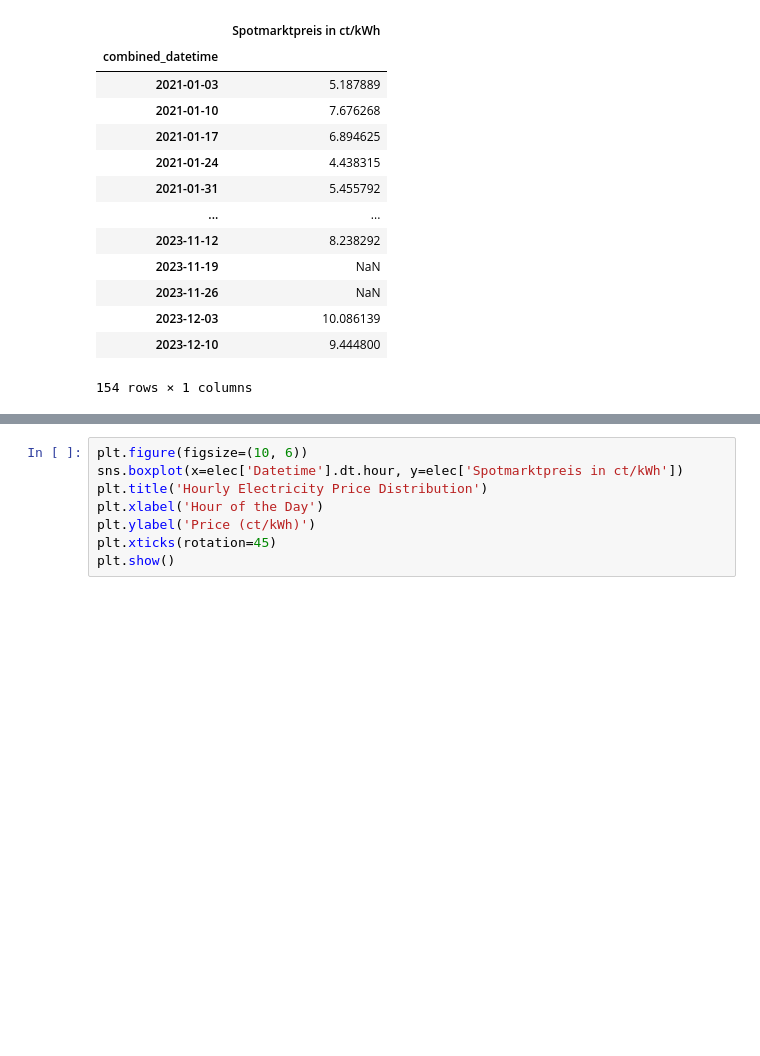
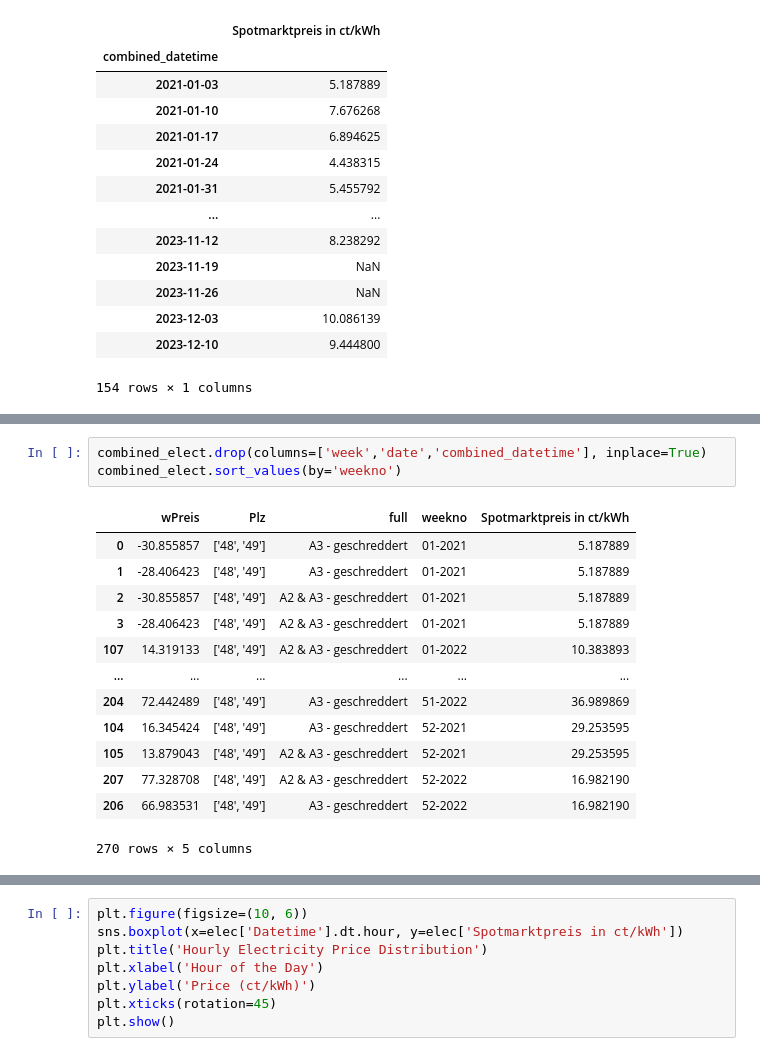
Before and after one commit to surajkarak/KIPA_DigiTrans, a Jupyter notebook: KIPA Project_DigiTrans.ipynb, the cells around one changed output, grey strips where cells are left out. Drawn from its saved outputs; the diff is of its cells as text; blank space fills up the shorter version.

```diff
--- a/KIPA Project_DigiTrans.ipynb
+++ b/KIPA Project_DigiTrans.ipynb
@@ -447,0 +554,17 @@ KeyError: "['combined_datetime'] not in index"
+# %%
+combined_elect.drop(columns=['week','date','combined_datetime'], inplace=True)
+combined_elect.sort_values(by='weekno')
+# %% [output]
+|  | wPreis | Plz | full | weekno | Spotmarktpreis in ct/kWh |
+| 0 | -30.855857 | ['48', '49'] | A3 - geschreddert | 01-2021 | 5.187889 |
+| 1 | -28.406423 | ['48', '49'] | A3 - geschreddert | 01-2021 | 5.187889 |
+| 2 | -30.855857 | ['48', '49'] | A2 & A3 - geschreddert | 01-2021 | 5.187889 |
+| 3 | -28.406423 | ['48', '49'] | A2 & A3 - geschreddert | 01-2021 | 5.187889 |
+| 107 | 14.319133 | ['48', '49'] | A2 & A3 - geschreddert | 01-2022 | 10.383893 |
+| ... | ... | ... | ... | ... | ... |
+| 204 | 72.442489 | ['48', '49'] | A3 - geschreddert | 51-2022 | 36.989869 |
+| 104 | 16.345424 | ['48', '49'] | A3 - geschreddert | 52-2021 | 29.253595 |
+| 105 | 13.879043 | ['48', '49'] | A2 & A3 - geschreddert | 52-2021 | 29.253595 |
+| 207 | 77.328708 | ['48', '49'] | A2 & A3 - geschreddert | 52-2022 | 16.982190 |
+| 206 | 66.983531 | ['48', '49'] | A3 - geschreddert | 52-2022 | 16.982190 |
+270 rows × 5 columns
```
Also changed, not shown: parts of 22 cells of this notebook.
